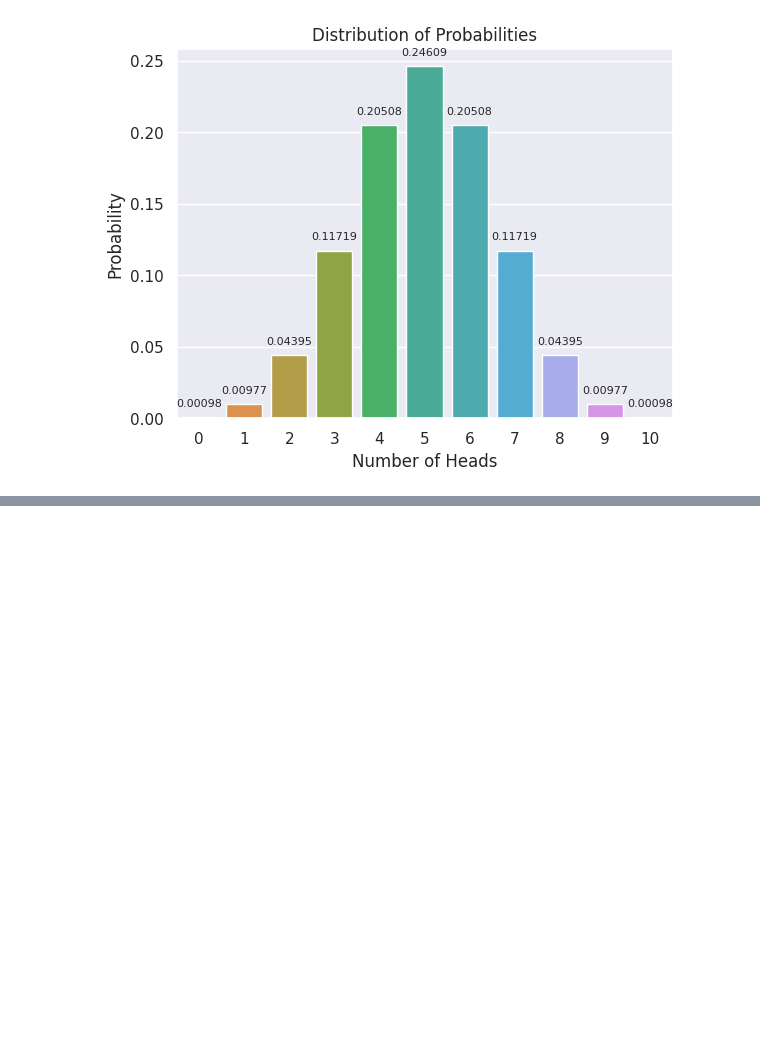
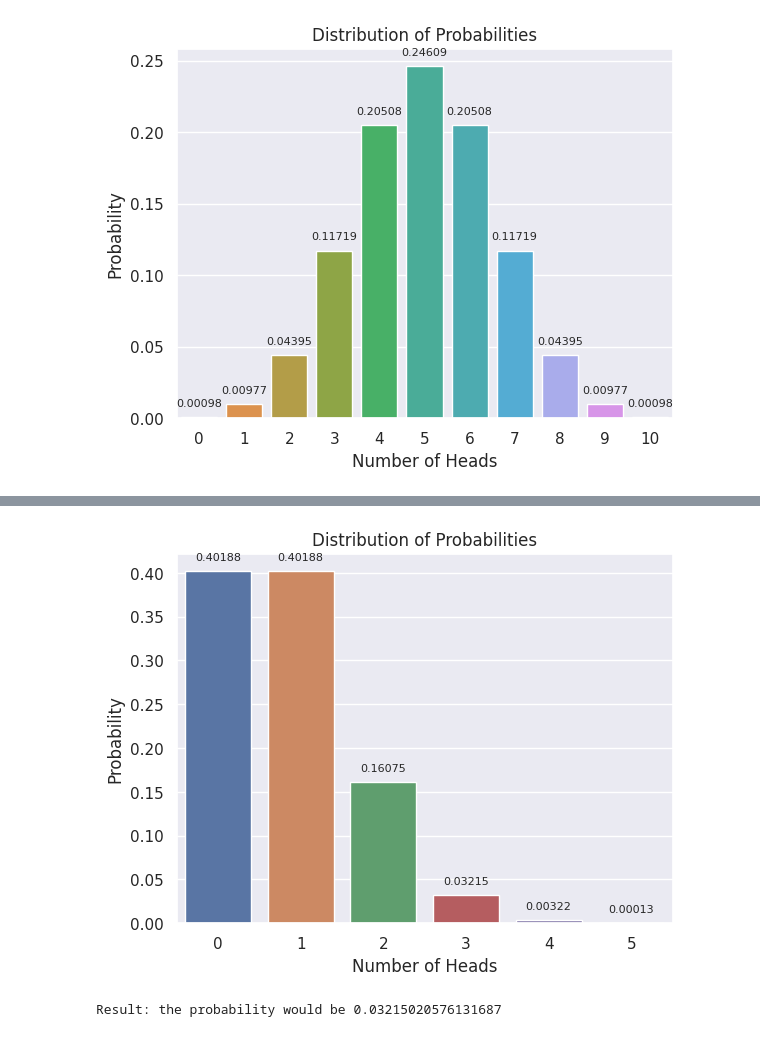
Before and after one commit to gmdeorozco/Probability-Distribution-Problems-Python-Solutions-, a Jupyter notebook: Binomial_Distribution.ipynb, the cells around one changed output, grey strips where cells are left out. Drawn from its saved outputs; the diff is of its cells as text; code cells hidden in the pictures; blank space fills up the shorter version.

```diff
--- a/Binomial_Distribution.ipynb
+++ b/Binomial_Distribution.ipynb
@@ -93,0 +95,8 @@ plot_distribution(data)
+# %%
+data = create_data(n=5,p=1/6)
+plot_distribution(data)
+prob = prob_given_x(5,3,1/6)
+print(f'Result: the probability would be {prob}')
+# %% [output]
+[figure, added]
+Result: the probability would be 0.03215020576131687
```
Also changed, not shown: parts of 1 cell of this notebook.
